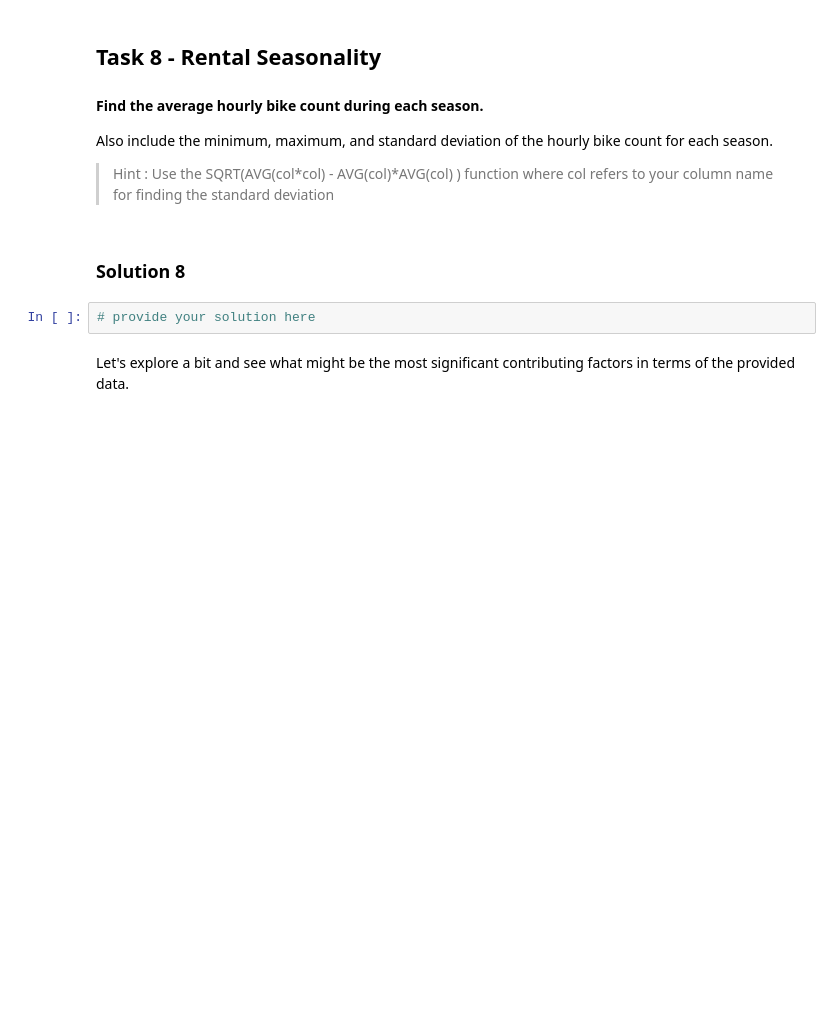
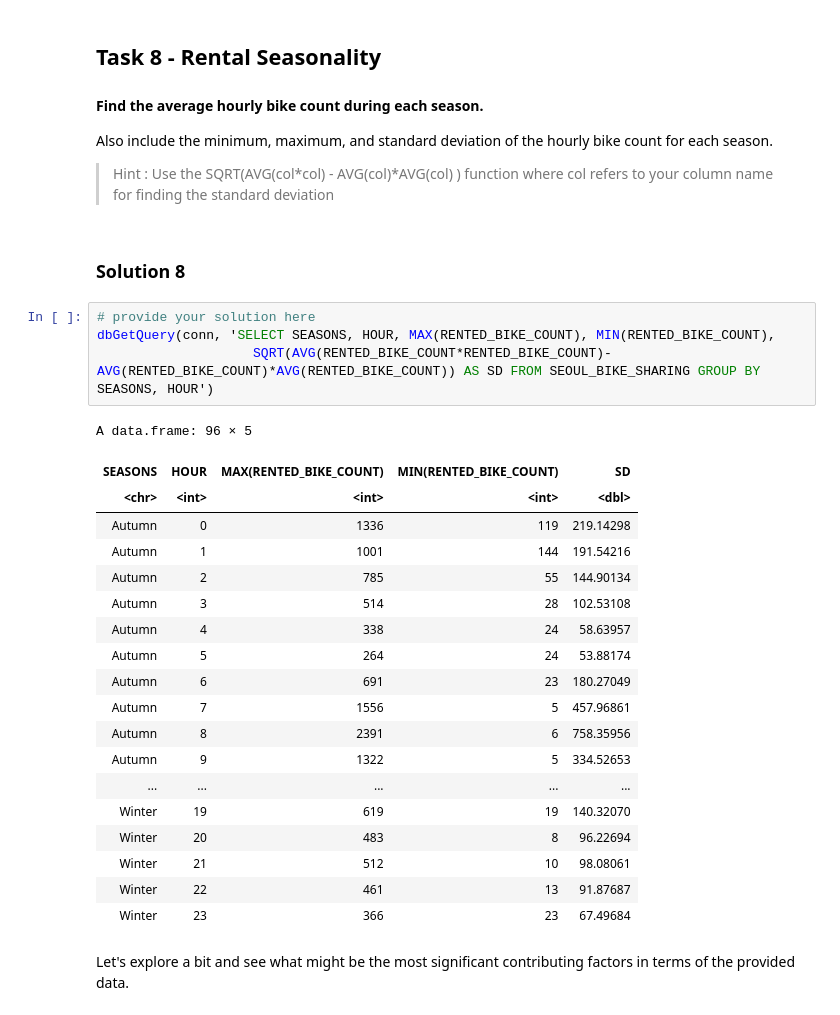
Before and after one commit to hublun/Bayesian_Aggregation_Average_Data, a Jupyter notebook: coursera/Capstone/Lab-SQL-EDA_SQlite.ipynb, the cells around one changed output. Drawn from its saved outputs; the diff is of its cells as text; blank space fills up the shorter version.

```diff
--- a/coursera/Capstone/Lab-SQL-EDA_SQlite.ipynb
+++ b/coursera/Capstone/Lab-SQL-EDA_SQlite.ipynb
@@ -195,8 +310,30 @@ Also include the minimum, maximum, and standard deviation of the hourly bike cou
 > Hint : Use the SQRT(AVG(col*col) - AVG(col)*AVG(col) ) function where col refers to your column name for finding the standard deviation
 # %% [markdown]
 ### Solution 8
-# %%
-# provide your solution here
+# %%
+# provide your solution here
+dbGetQuery(conn, 'SELECT SEASONS, HOUR, MAX(RENTED_BIKE_COUNT), MIN(RENTED_BIKE_COUNT),
+                    SQRT(AVG(RENTED_BIKE_COUNT*RENTED_BIKE_COUNT)-AVG(RENTED_BIKE_COUNT)*AVG(RENTED_BIKE_COUNT)) AS SD FROM SEOUL_BIKE_SHARING GROUP BY SEASONS, HOUR')
+# %% [output]
+A data.frame: 96 × 5
+| SEASONS | HOUR | MAX(RENTED_BIKE_COUNT) | MIN(RENTED_BIKE_COUNT) | SD |
+| <chr> | <int> | <int> | <int> | <dbl> |
+| Autumn | 0 | 1336 | 119 | 219.14298 |
+| Autumn | 1 | 1001 | 144 | 191.54216 |
+| Autumn | 2 | 785 | 55 | 144.90134 |
+| Autumn | 3 | 514 | 28 | 102.53108 |
+| Autumn | 4 | 338 | 24 | 58.63957 |
+| Autumn | 5 | 264 | 24 | 53.88174 |
+| Autumn | 6 | 691 | 23 | 180.27049 |
+| Autumn | 7 | 1556 | 5 | 457.96861 |
+| Autumn | 8 | 2391 | 6 | 758.35956 |
+| Autumn | 9 | 1322 | 5 | 334.52653 |
+| ... | ... | ... | ... | ... |
+| Winter | 19 | 619 | 19 | 140.32070 |
+| Winter | 20 | 483 | 8 | 96.22694 |
+| Winter | 21 | 512 | 10 | 98.08061 |
+| Winter | 22 | 461 | 13 | 91.87687 |
+| Winter | 23 | 366 | 23 | 67.49684 |
 # %% [markdown]
 Let's explore a bit and see what might be the most significant contributing factors in terms of the provided data.
 # %% [markdown]
```
Also changed, not shown: parts of 11 cells of this notebook, 1 other file.
